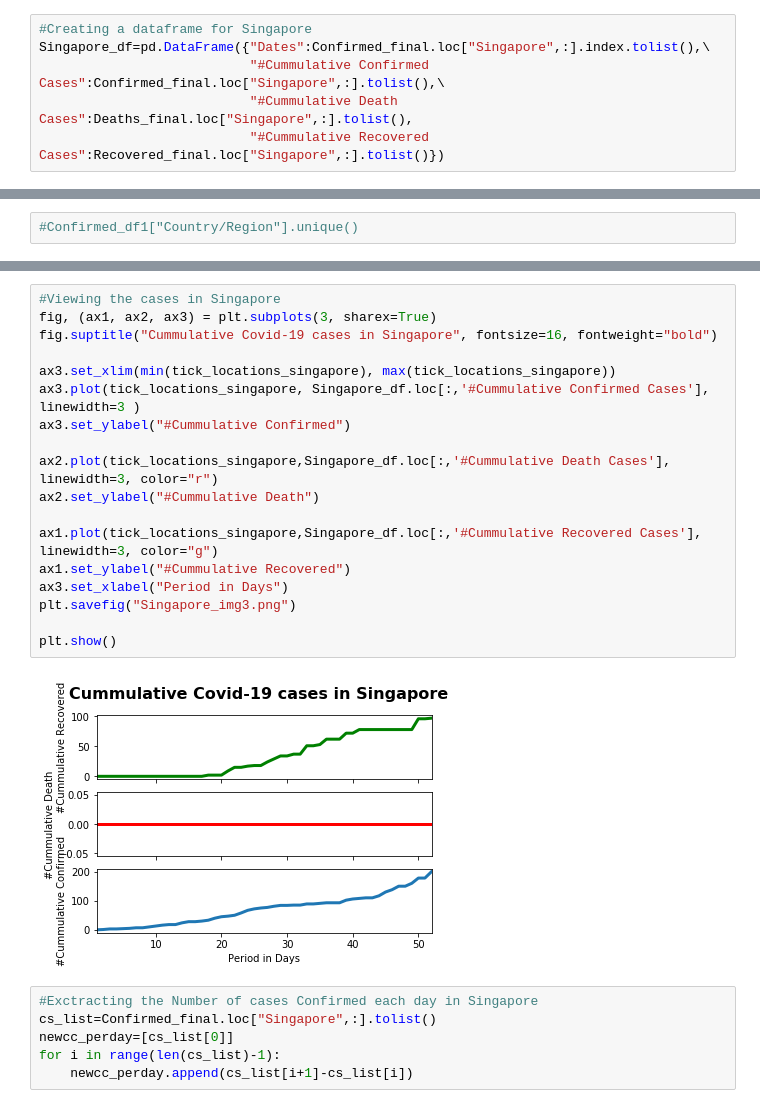
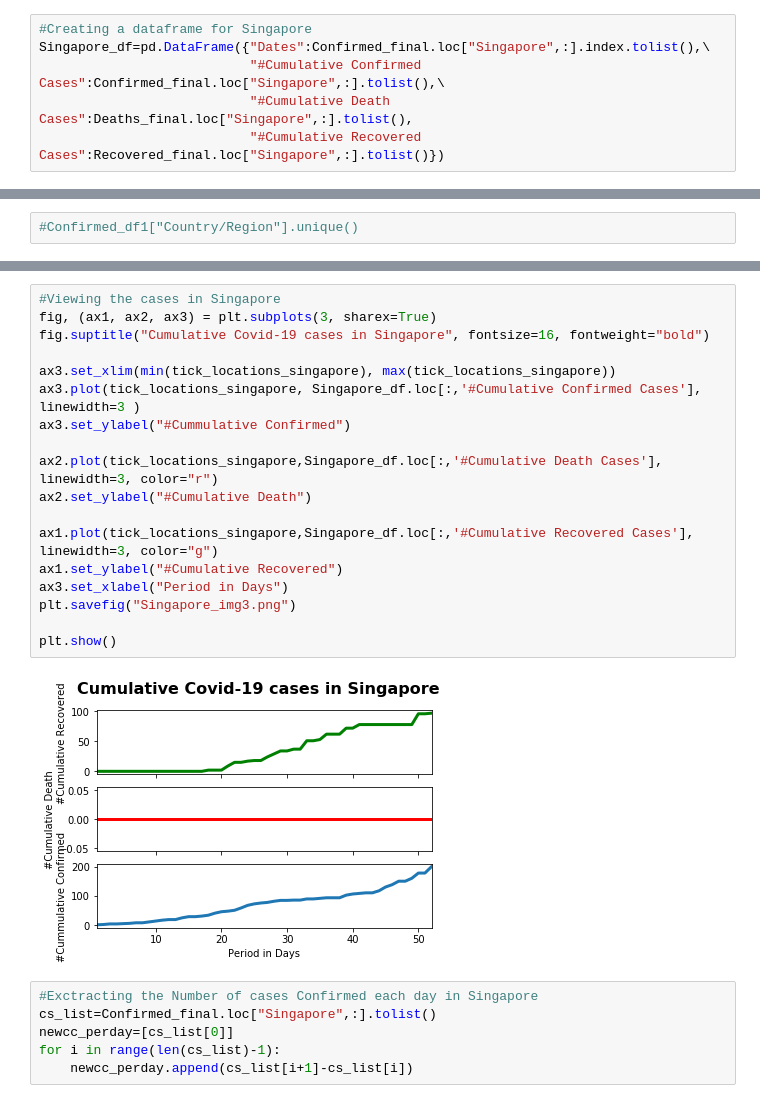
Before and after one commit to davesiddharth/Covid-19-US-Canada-Case-Prediction, a Jupyter notebook: COVID-19_dataset/Singapore_analysis.ipynb, the cells around one changed output, grey strips where cells are left out. Cells and saved outputs as stored; diff of their text form.

Commit message:
Updating Singapore Analysis

```diff
--- a/COVID-19_dataset/Singapore_analysis.ipynb
+++ b/COVID-19_dataset/Singapore_analysis.ipynb
@@ -208,9 +208,9 @@ dtype: object
 # %%
 #Creating a dataframe for Singapore
 Singapore_df=pd.DataFrame({"Dates":Confirmed_final.loc["Singapore",:].index.tolist(),\
-                           "#Cummulative Confirmed Cases":Confirmed_final.loc["Singapore",:].tolist(),\
-                           "#Cummulative Death Cases":Deaths_final.loc["Singapore",:].tolist(),
-                           "#Cummulative Recovered Cases":Recovered_final.loc["Singapore",:].tolist()})
+                           "#Cumulative Confirmed Cases":Confirmed_final.loc["Singapore",:].tolist(),\
+                           "#Cumulative Death Cases":Deaths_final.loc["Singapore",:].tolist(),
+                           "#Cumulative Recovered Cases":Recovered_final.loc["Singapore",:].tolist()})
 # %%
 Singapore_df
 # %% [output]
@@ -338,23 +338,23 @@ plt.show()
 # %%
 #Viewing the cases in Singapore
 fig, (ax1, ax2, ax3) = plt.subplots(3, sharex=True)
-fig.suptitle("Cummulative Covid-19 cases in Singapore", fontsize=16, fontweight="bold")
+fig.suptitle("Cumulative Covid-19 cases in Singapore", fontsize=16, fontweight="bold")
 
 ax3.set_xlim(min(tick_locations_singapore), max(tick_locations_singapore))
-ax3.plot(tick_locations_singapore, Singapore_df.loc[:,'#Cummulative Confirmed Cases'], linewidth=3 )
+ax3.plot(tick_locations_singapore, Singapore_df.loc[:,'#Cumulative Confirmed Cases'], linewidth=3 )
 ax3.set_ylabel("#Cummulative Confirmed")
 
-ax2.plot(tick_locations_singapore,Singapore_df.loc[:,'#Cummulative Death Cases'], linewidth=3, color="r")
-ax2.set_ylabel("#Cummulative Death")
+ax2.plot(tick_locations_singapore,Singapore_df.loc[:,'#Cumulative Death Cases'], linewidth=3, color="r")
+ax2.set_ylabel("#Cumulative Death")
 
-ax1.plot(tick_locations_singapore,Singapore_df.loc[:,'#Cummulative Recovered Cases'], linewidth=3, color="g")
-ax1.set_ylabel("#Cummulative Recovered")
+ax1.plot(tick_locations_singapore,Singapore_df.loc[:,'#Cumulative Recovered Cases'], linewidth=3, color="g")
+ax1.set_ylabel("#Cumulative Recovered")
 ax3.set_xlabel("Period in Days")
 plt.savefig("Singapore_img3.png")
 
 plt.show()
 # %% [output]
-[figure, old version]
+[figure, new version]
 # %%
 #Exctracting the Number of cases Confirmed each day in Singapore
 cs_list=Confirmed_final.loc["Singapore",:].tolist()
```
Also changed, not shown: parts of 7 cells of this notebook.
